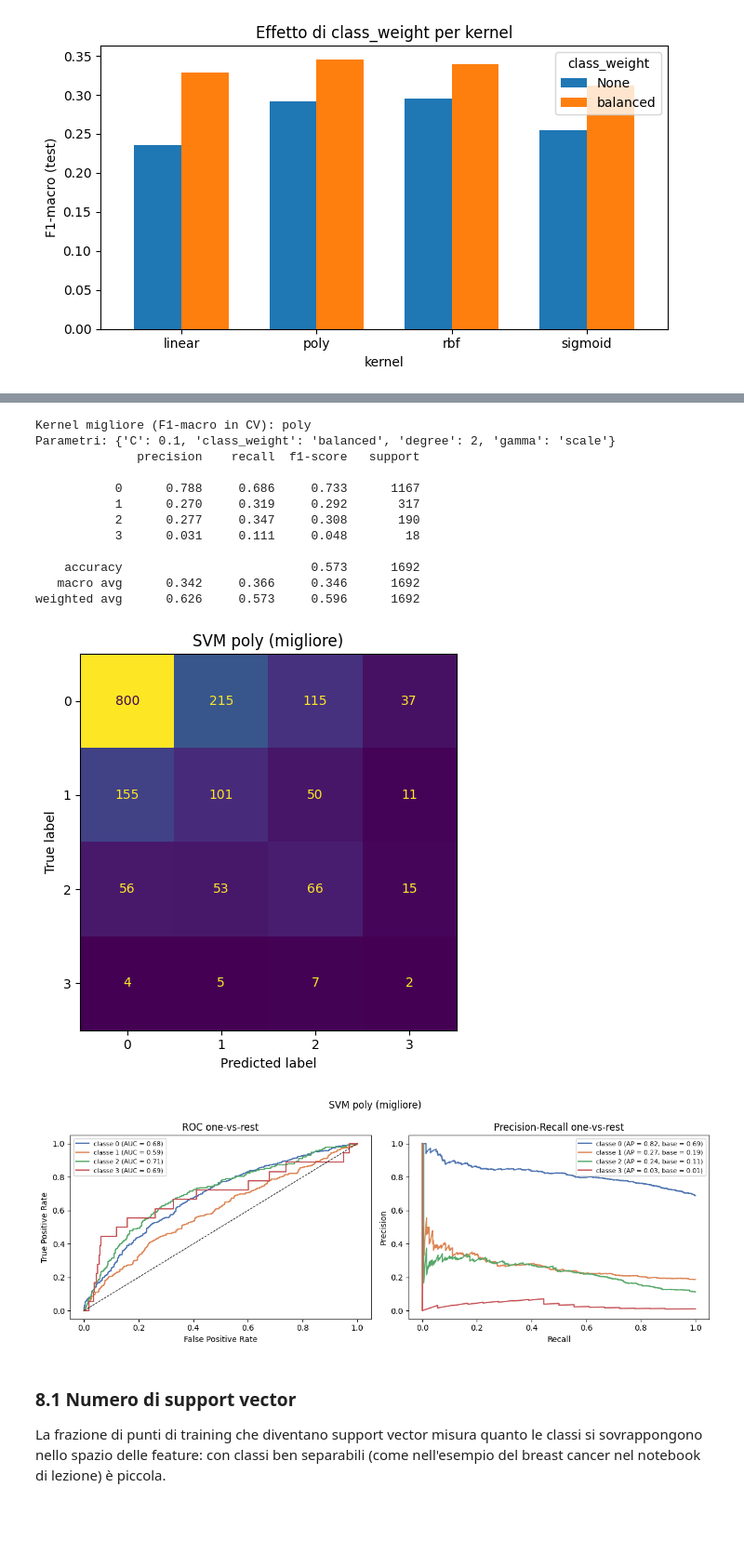
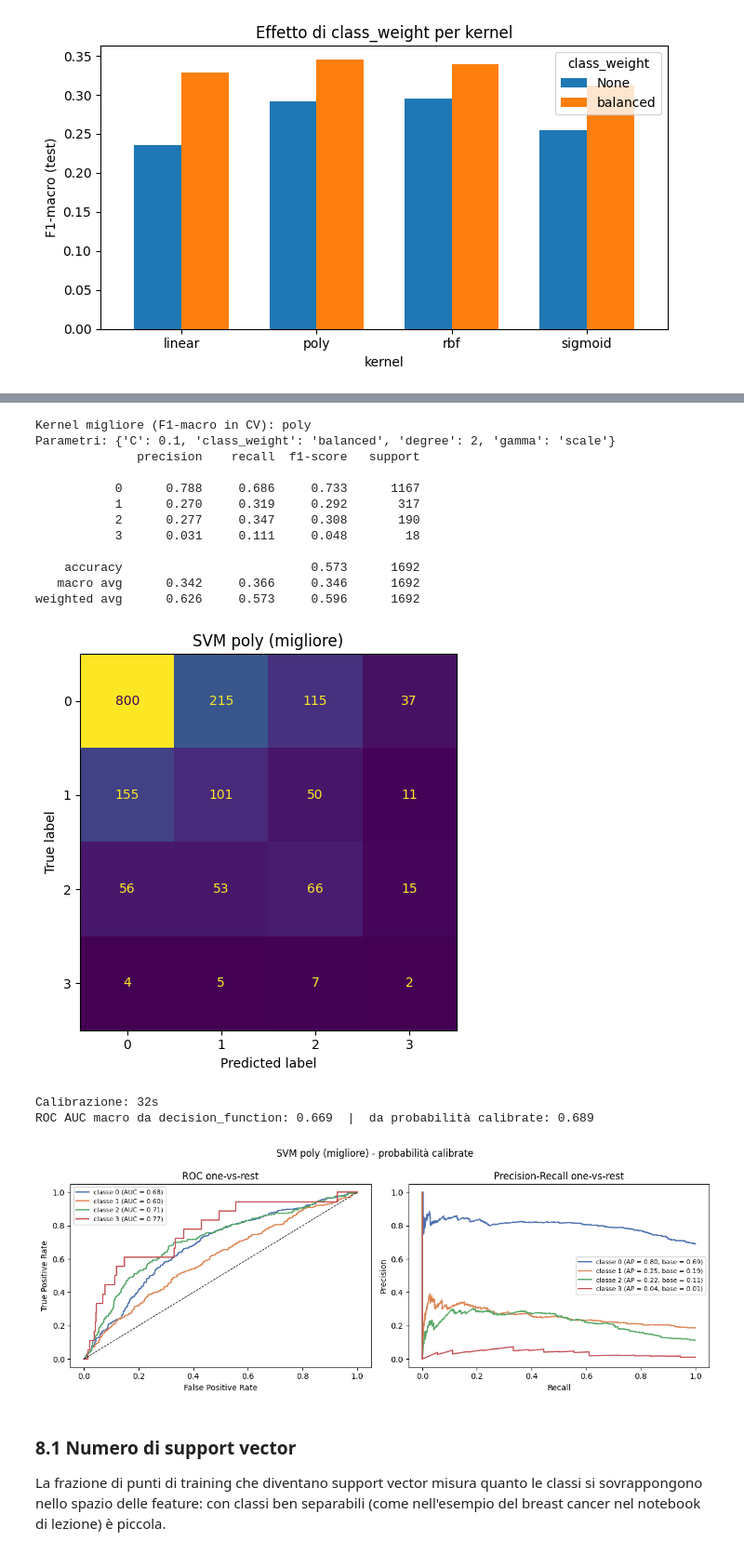
Before and after one commit to pietrogagliardi733/DATA-MINING-2-, a Jupyter notebook: ADVANCED CLASSIFICATION/SVM.ipynb, the cells around one changed output, grey strips where cells are left out. Shown at 93% size. Drawn from its saved outputs; the diff is of its cells as text; code cells hidden in the pictures; blank space fills up the shorter version.

```diff
--- a/ADVANCED CLASSIFICATION/SVM.ipynb
+++ b/ADVANCED CLASSIFICATION/SVM.ipynb
@@ -554,28 +572,39 @@ confusion matrix, curve ROC e Precision-Recall one-vs-rest, numero di support ve
 # %%
 best_kernel = max(gs_tutti, key=lambda k: gs_tutti[k].best_score_)
 best_svm = gs_tutti[best_kernel].best_estimator_
 print('Kernel migliore (F1-macro in CV):', best_kernel)
 print('Parametri:', {k.replace('clf__', ''): v for k, v in gs_tutti[best_kernel].best_params_.items()})
 
 y_pred_best = best_svm.predict(X_test)
 print(classification_report(y_test, y_pred_best, digits=3, zero_division=0))
 plot_confusion(y_pred_best, f'SVM {best_kernel} (migliore)')
-plot_roc_pr(best_svm.decision_function(X_test), f'SVM {best_kernel} (migliore)')
+
+# Probabilita' calibrate (solo per ROC AUC e curve ROC/PR)
+t0 = time.time()
+best_cal = CalibratedClassifierCV(clone(best_svm), method='sigmoid', cv=cv, ensemble=False).fit(X_train, y_train)
+prob_best = best_cal.predict_proba(X_test)
+auc_dec = auc_ovr(best_svm.decision_function(X_test))
+auc_cal = roc_auc_score(y_test, prob_best, multi_class='ovr', average='macro')
+print(f'Calibrazione: {time.time() - t0:.0f}s')
+print(f'ROC AUC macro da decision_function: {auc_dec:.3f}  |  da probabilità calibrate: {auc_cal:.3f}')
+plot_roc_pr(prob_best, f'SVM {best_kernel} (migliore) - probabilità calibrate')
 # %% [output]
 Kernel migliore (F1-macro in CV): poly
 Parametri: {'C': 0.1, 'class_weight': 'balanced', 'degree': 2, 'gamma': 'scale'}
               precision    recall  f1-score   support
 
            0      0.788     0.686     0.733      1167
            1      0.270     0.319     0.292       317
            2      0.277     0.347     0.308       190
            3      0.031     0.111     0.048        18
 
     accuracy                          0.573      1692
    macro avg      0.342     0.366     0.346      1692
 weighted avg      0.626     0.573     0.596      1692
 [figure]
+Calibrazione: 32s
+ROC AUC macro da decision_function: 0.669  |  da probabilità calibrate: 0.689
-[figure, old version]
+[figure, new version]
 # %% [markdown]
 ### 8.1 Numero di support vector
 
```
Also changed, not shown: parts of 16 cells of this notebook, 1 other file.
